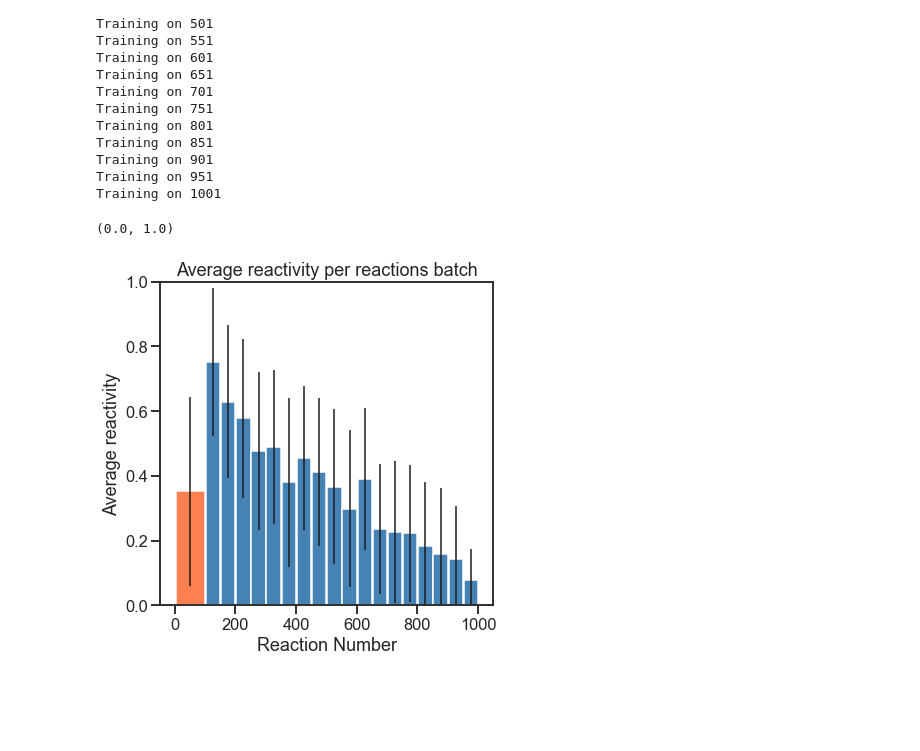
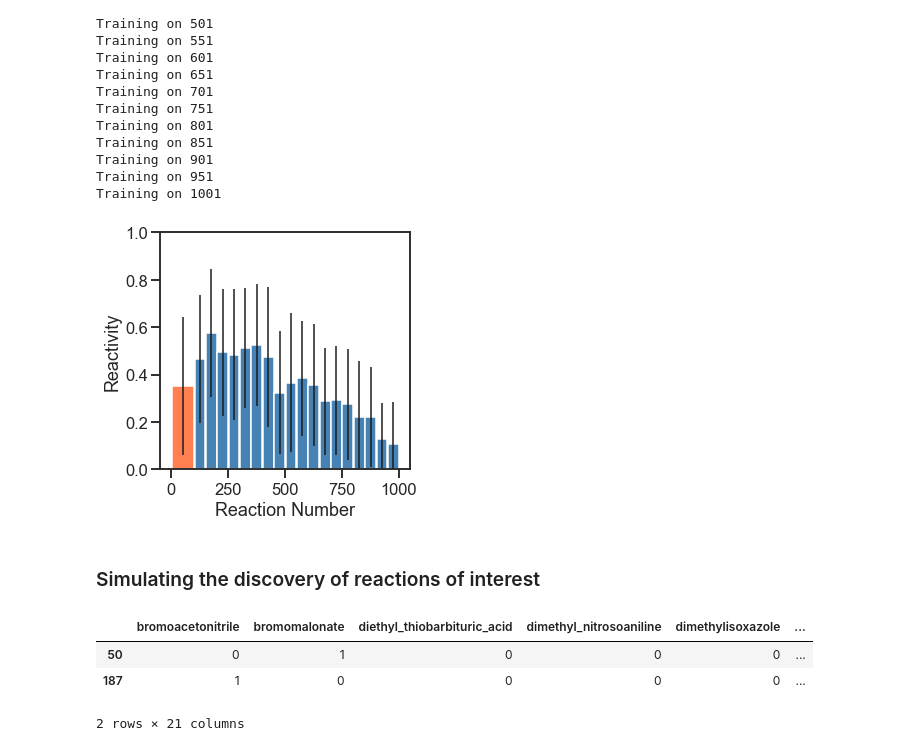
Before and after one commit to croningp/Rx1st, a Jupyter notebook: Rx1st.ipynb, the cells around one changed output. Drawn from its saved outputs; the diff is of its cells as text; code cells hidden in the pictures; blank space fills up the shorter version.

Commit message:
Enable working in simple chemical space.

```diff
--- a/Rx1st.ipynb
+++ b/Rx1st.ipynb
@@ -520,11 +620,12 @@ class Explorer:
         fit_kwargs=None,
     ):
         self.model = nn_model(normalizer=normalizer)
+        self.model.compile(optimizer="adam", loss="mse", metrics=["mae"])
         if callbacks is None:
             callbacks = [
-                EarlyStopping(patience=50, verbose=0, restore_best_weights=True)
+                EarlyStopping(patience=20, verbose=0, restore_best_weights=True)
             ]
-        mdl.fit(
+        self.model.fit(
             x=[
                 *reactant_train.transpose(1, 0, 2),
                 *present_train.transpose(1, 0),
@@ -551,7 +652,7 @@ class Explorer:
     def test(self, reactant_test, present_test, reagent_test):
         return np.mean(
             np.concatenate(
-                mdl(
+                self.model(
                     [
                         *reactant_test.transpose(1, 0, 2),
                         *present_test.transpose(1, 0),
@@ -639,13 +740,21 @@ class Simulation:
     """
 
     def __init__(
-        self, chemical_space: ChemicalSpace, reveal_fraction=0.1, screen_size=50
+        self,
+        chemical_space: ChemicalSpace,
+        reveal_fraction=0.1,
+        screen_size=50,
+        monitor_reactions=None,
     ):
         self.chemical_space = chemical_space
         self.reveal_fraction = reveal_fraction
         self.screen_size = screen_size
         self.model = Explorer()
         self.results = []
+        if monitor_reactions:
+            self.monitor_reactions = {i: -1 for i in monitor_reactions}
+        else:
+            self.monitor_reactions = None
 
     def explore_space(self):
         # defines the batch size for exploration of chemical space
@@ -713,6 +822,23 @@ class Simulation:
             # Add the current batch of reactions to explored reactions so in
             # the next iteration neural network can be trained on updated data
             self.chemical_space.update_explored_indexes(best_results_idxs)
+
+            if self.monitor_reactions:
+                for rxn_no in self.monitor_reactions:
+                    if (
+                        rxn_no in self.chemical_space.seen
+                        and self.monitor_reactions[rxn_no] < 0
+                    ):
+                        self.monitor_reactions[rxn_no] = iteration
+
+                # terminate search if all reactions of interest found
+                for val in self.monitor_reactions.values():
+                    if val < 0:
+                        # not found yet; continue exploring
+                        break
+                else:
+                    # all reactions of interest found; terminate search
+                    return rxn, avg_real_yield, stds, width, self.results
             iteration += 1
 
         return rxn, avg_real_yield, stds, width, self.results
@@ -749,16 +875,20 @@ Training on 901
 Training on 951
 Training on 1001
 # %%
-plt.figure(figsize=(6, 6))
+plt.figure(figsize=(4.9, 4.6))
 colors = ["steelblue" for i in range(len(rxn))]
 colors[0] = "coral"
 plt.bar(
     rxn[:-1], avg_real_yield[:-1], yerr=stds[:-1], width=width[:-1], color=colors[:-1],
 )
-plt.title("Average reactivity per reactions batch")
+# plt.title("Average reactivity per reactions batch")
 plt.xlabel("Reaction Number")
-plt.ylabel("Average reactivity")
+plt.ylabel("Reactivity")
 plt.ylim(0, 1)
+plt.savefig(
+    f"Simulated exploration {active_space}.svg", transparent=True, bbox_inches="tight"
+)
 # %% [output]
-(0.0, 1.0)
-[figure, old version]
+[figure, new version]
+# %% [markdown]
+### Simulating the discovery of reactions of interest
@@ -764,0 +900,7 @@ plt.ylim(0, 1)
+# %%
+data.loc[reactions_of_interest]
+# %% [output]
+|  | bromoacetonitrile | bromomalonate | diethyl_thiobarbituric_acid | dimethyl_nitrosoaniline | dimethylisoxazole | ... |
+| 50 | 0 | 1 | 0 | 0 | 0 | ... |
+| 187 | 1 | 0 | 0 | 0 | 0 | ... |
+2 rows × 21 columns
```
Also changed, not shown: parts of 35 cells of this notebook, 1 other file.
